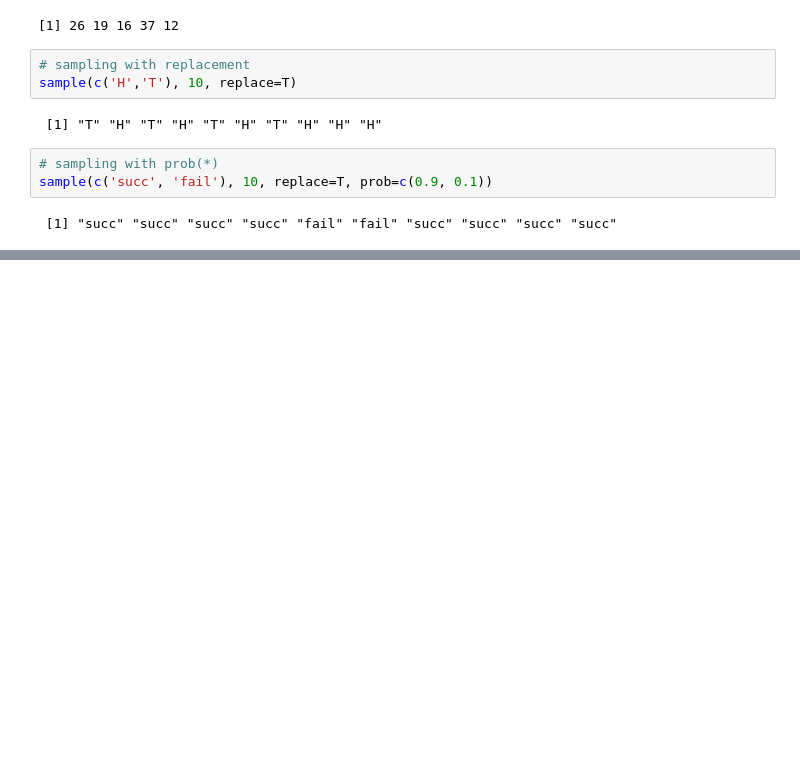
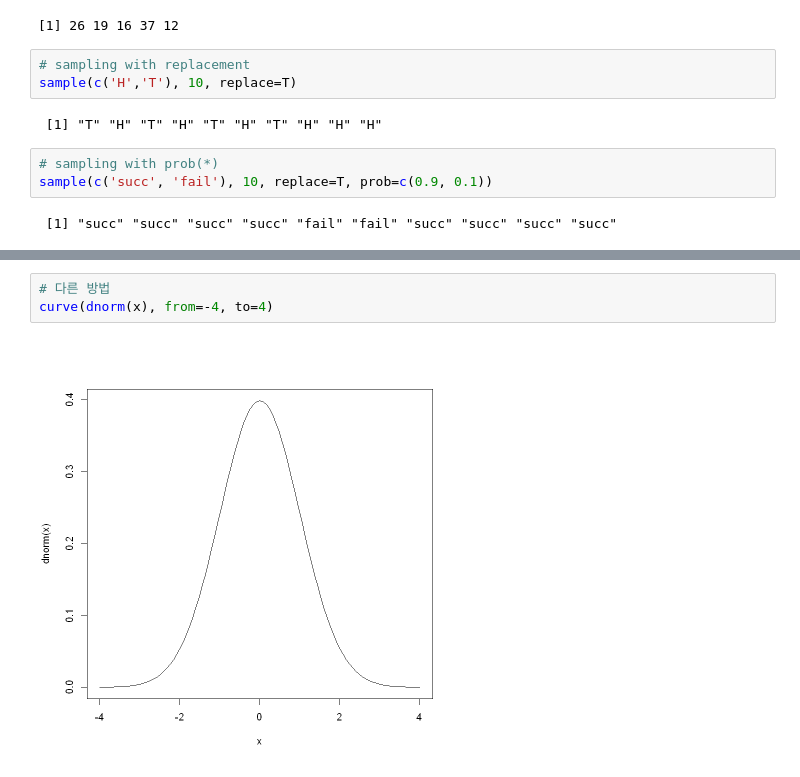
Before and after one commit to barkle2/KNOU, a Jupyter notebook: [5-1]데이터분석방법론(1)/03 Probability and Distributions.ipynb, the cells around one changed output, grey strips where cells are left out. Cells and saved outputs as stored; diff of their text form; blank space fills up the shorter version.

```diff
--- a/[5-1]데이터분석방법론(1)/03 Probability and Distributions.ipynb
+++ b/[5-1]데이터분석방법론(1)/03 Probability and Distributions.ipynb
@@ -29,0 +72,5 @@ sample(c('succ', 'fail'), 10, replace=T, prob=c(0.9, 0.1))
+# %%
+# 다른 방법
+curve(dnorm(x), from=-4, to=4)
+# %% [output]
+[figure, added]
```
Also changed, not shown: parts of 22 cells of this notebook.
